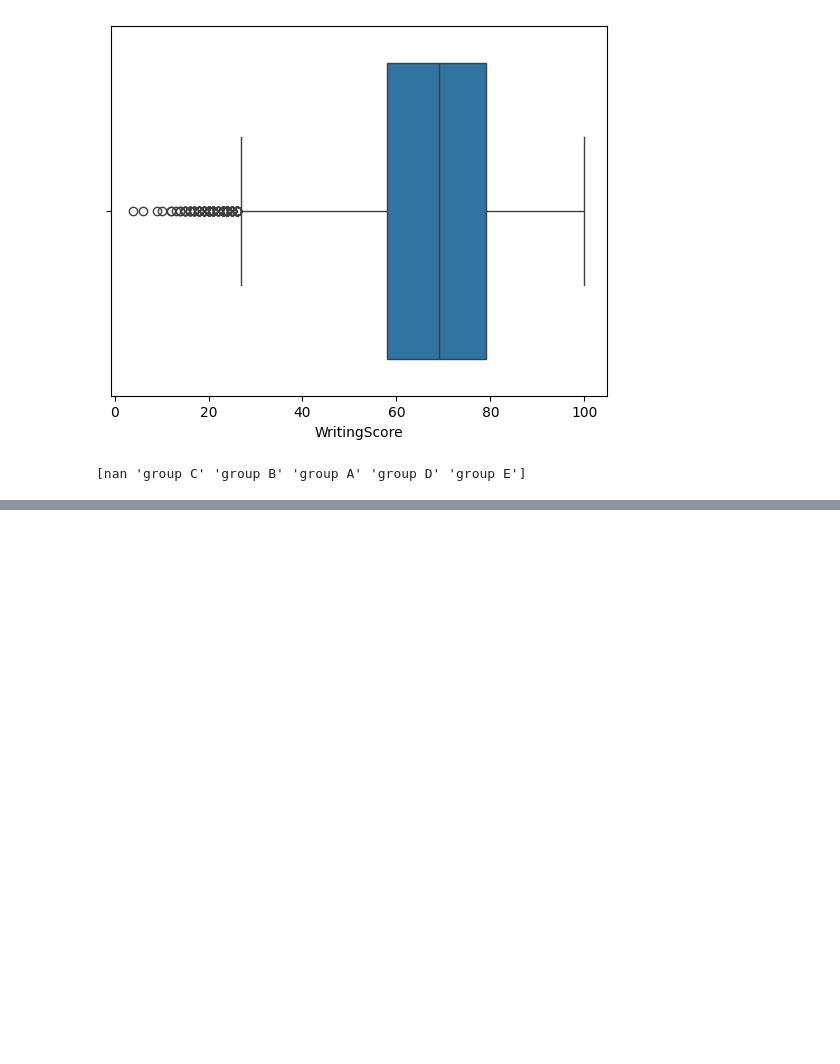
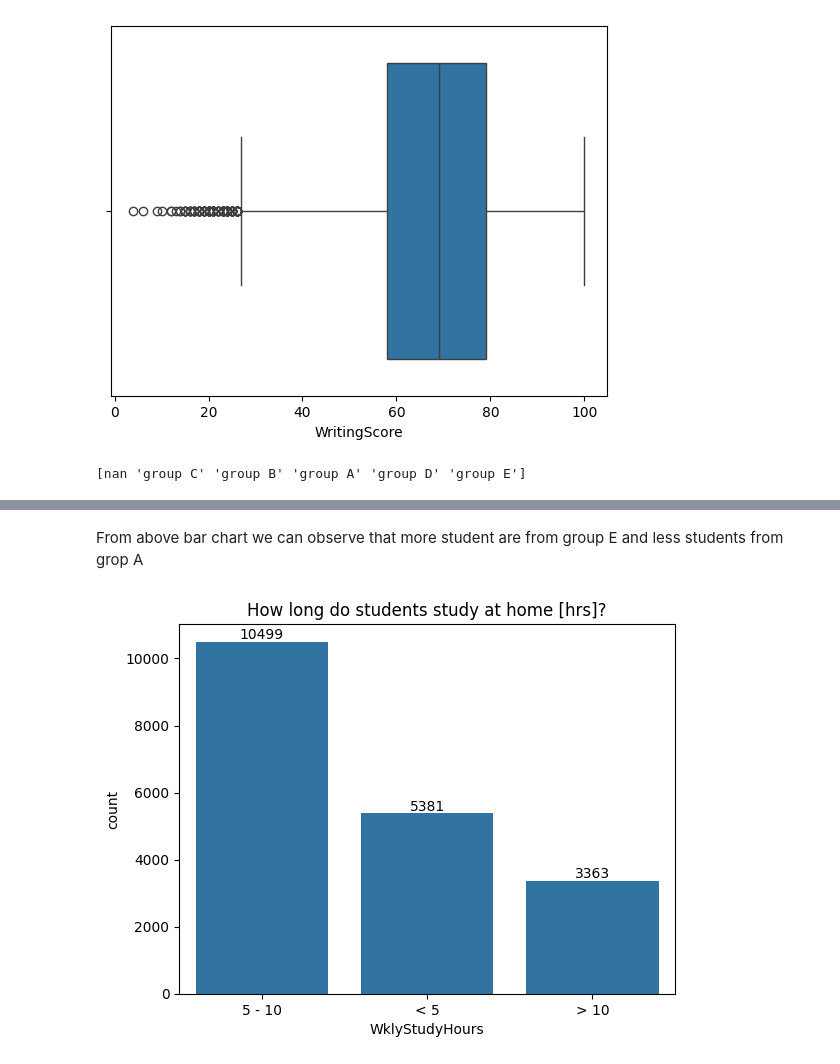
Before and after one commit to Harshareddy000/Student-result-analysis, a Jupyter notebook: project1.ipynb, the cells around one changed output, grey strips where cells are left out. Drawn from its saved outputs; the diff is of its cells as text; code cells hidden in the pictures; blank space fills up the shorter version.

```diff
--- a/project1.ipynb
+++ b/project1.ipynb
@@ -7,5 +18,7 @@ import os
 # %%
-df=pd.read_csv(r"C:\Users\Harsha Reddy\OneDrive\Documents\python jupyter notebook\Expanded_data_with_more_features.csv")
+# Load the files
+df=pd.read_csv(r"Student_Score.csv")
+# Print the dataset
 print(df)
 # %% [output]
        Unnamed: 0  Gender EthnicGroup          ParentEduc     LunchType  \
@@ -127,0 +231,3 @@ print(df1.head(20))
+# %%
+# Drop rows with any missing values (NaN) from the dataset and update the dataset in place
+df.dropna(inplace=True)
@@ -239,0 +377,9 @@ plt.show()
+# %% [markdown]
+From above bar chart we can observe that more student are from group E and less students from grop A
+# %%
+# Creating  bar chart for Ethnic groups
+ax=sns.countplot(x=df['WklyStudyHours'],order=['5 - 10', '< 5', '> 10'])
+ax.bar_label(ax.containers[0])
+plt.title('How long do students study at home [hrs]?');
+# %% [output]
+[figure, added]
```
Also changed, not shown: parts of 55 cells of this notebook.
